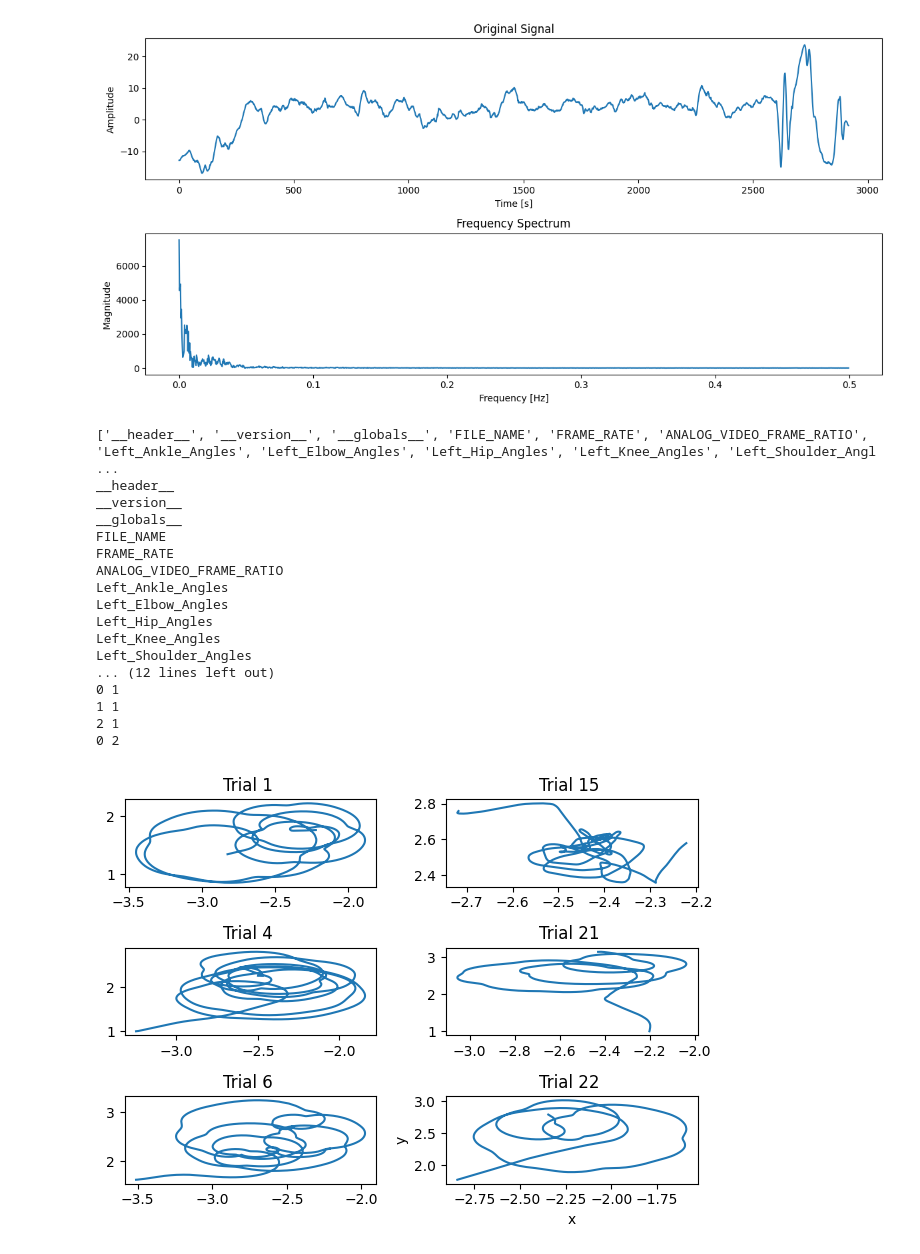
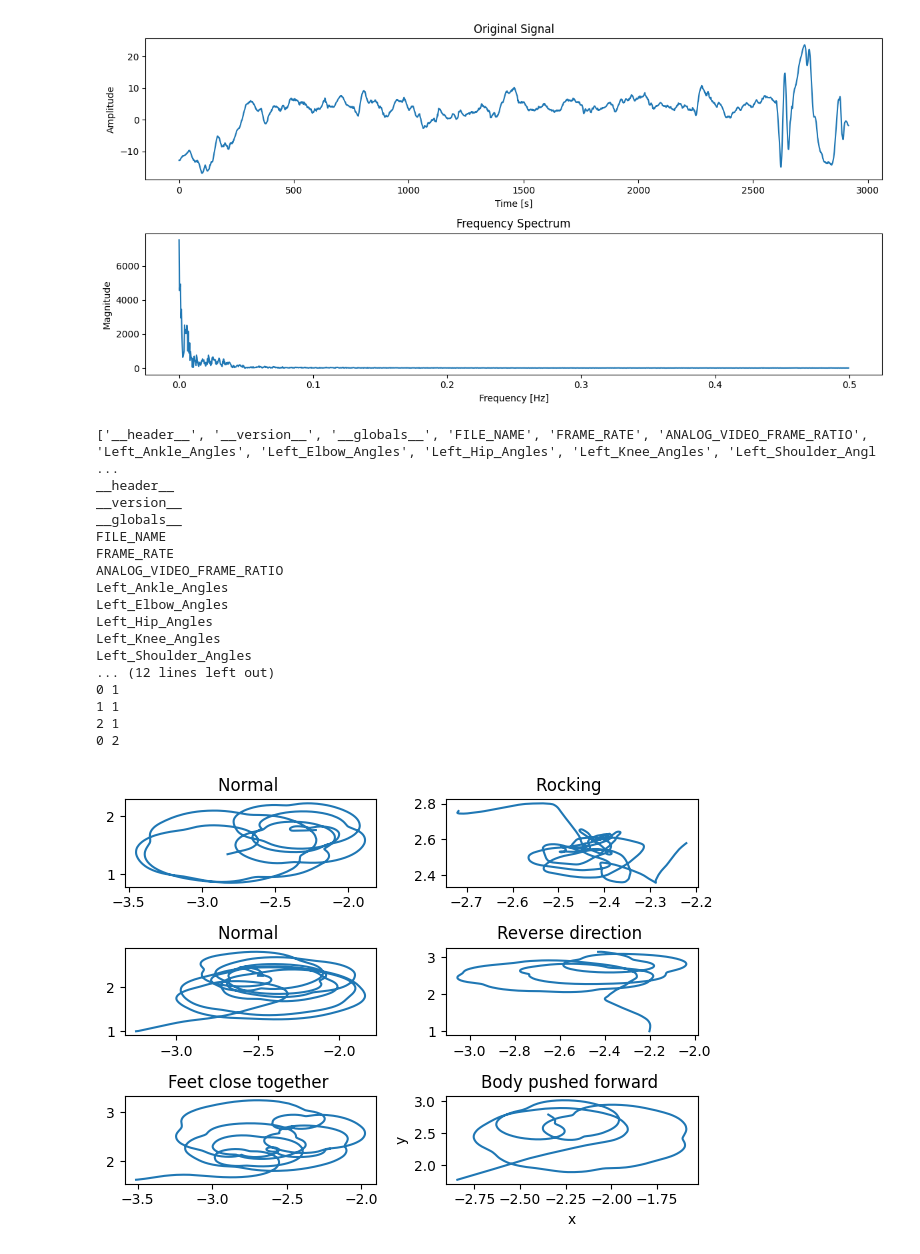
Before and after one commit to AidaTheShip/cyr-wheel, a Jupyter notebook: Data_analysis/adam_test.ipynb, the cells around one changed output. Cells and saved outputs as stored; diff of their text form; code cells hidden in the pictures.

```diff
--- a/Data_analysis/adam_test.ipynb
+++ b/Data_analysis/adam_test.ipynb
@@ -151,11 +153,14 @@ print(keys)
 for key in keys:
     print(key)
 
+
 center_of_mass_key = keys[-1]
 
 fig, axs = plt.subplots(3,2)
 i = 0
 j= 0
+
+trial_names = {1:"Normal", 4:"Normal", 6:"Feet close together", 15: "Rocking", 21: "Reverse direction", 22: "Body pushed forward"}
 for trial_number in [1,4,6, 15,21,22]:
 
     tracker = "Center Of Mass"
@@ -175,38 +180,38 @@ for trial_number in [1,4,6, 15,21,22]:
     # plt.style.use('seaborn')
 
     axs[i,j].plot(data.T[0] ,data.T[1])
-    axs[i,j].set_title(f"Trial {trial_number} ")
+    axs[i,j].set_title(f"{trial_names[trial_number]} ")
 
     i += 1
     if i == 3:
         j+=1
         i=0
     print(i,j)
 
 plt.xlabel("x")
 plt.ylabel("y")
 
 
 
 plt.tight_layout()
 plt.savefig(f"Trial {trial_number} {tracker}")
 plt.show()
 # %% [output]
 ['__header__', '__version__', '__globals__', 'FILE_NAME', 'FRAME_RATE', 'ANALOG_VIDEO_FRAME_RATIO', 'Left_Ankle_Angles', 'Left_Elbow_Angles', 'Left_Hip_Angles', 'Left_Knee_Angles', 'Left_Shoulder_Angl ...
 __header__
 __version__
 __globals__
 FILE_NAME
 FRAME_RATE
 ANALOG_VIDEO_FRAME_RATIO
 Left_Ankle_Angles
 Left_Elbow_Angles
 Left_Hip_Angles
 Left_Knee_Angles
 Left_Shoulder_Angles
 ... (12 lines left out)
 0 1
 1 1
 2 1
 0 2
-[figure, old version]
+[figure, new version]
```
Also changed, not shown: parts of 2 cells of this notebook, 4 other files.
